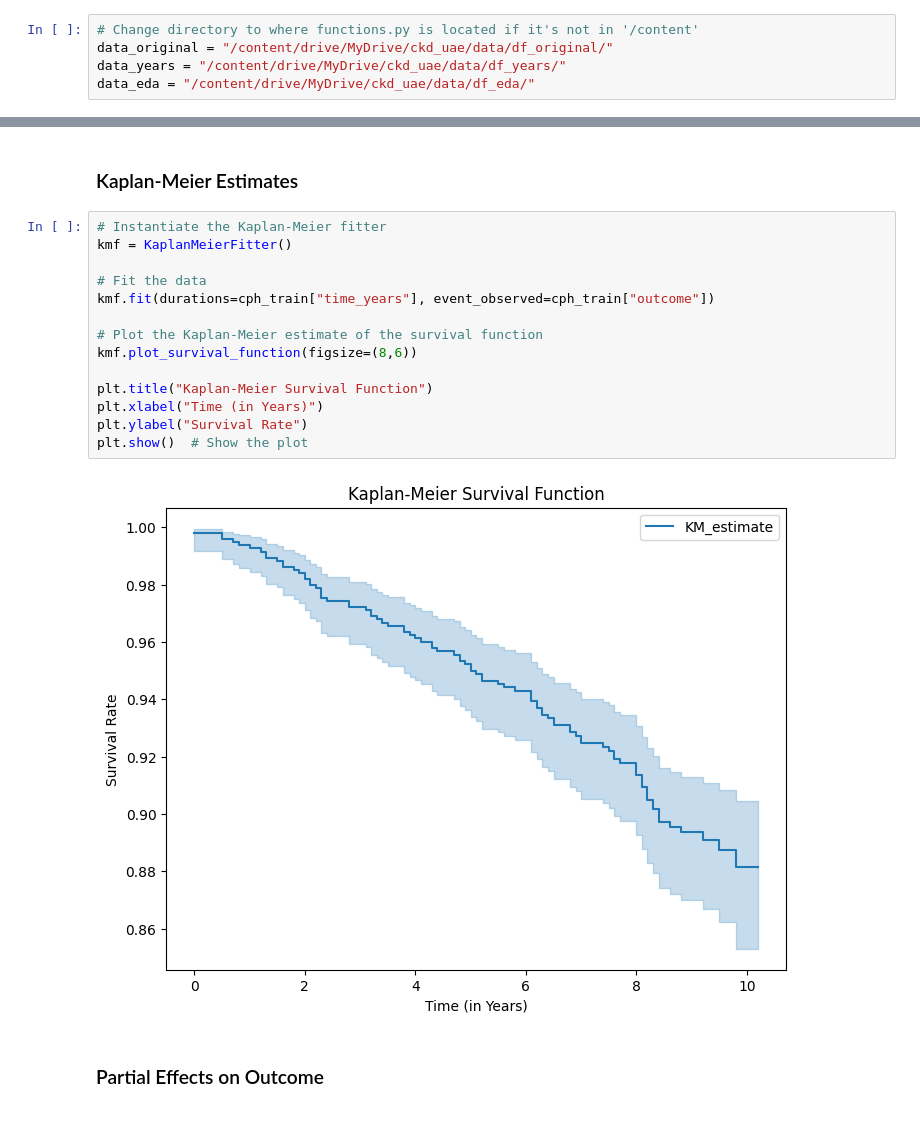
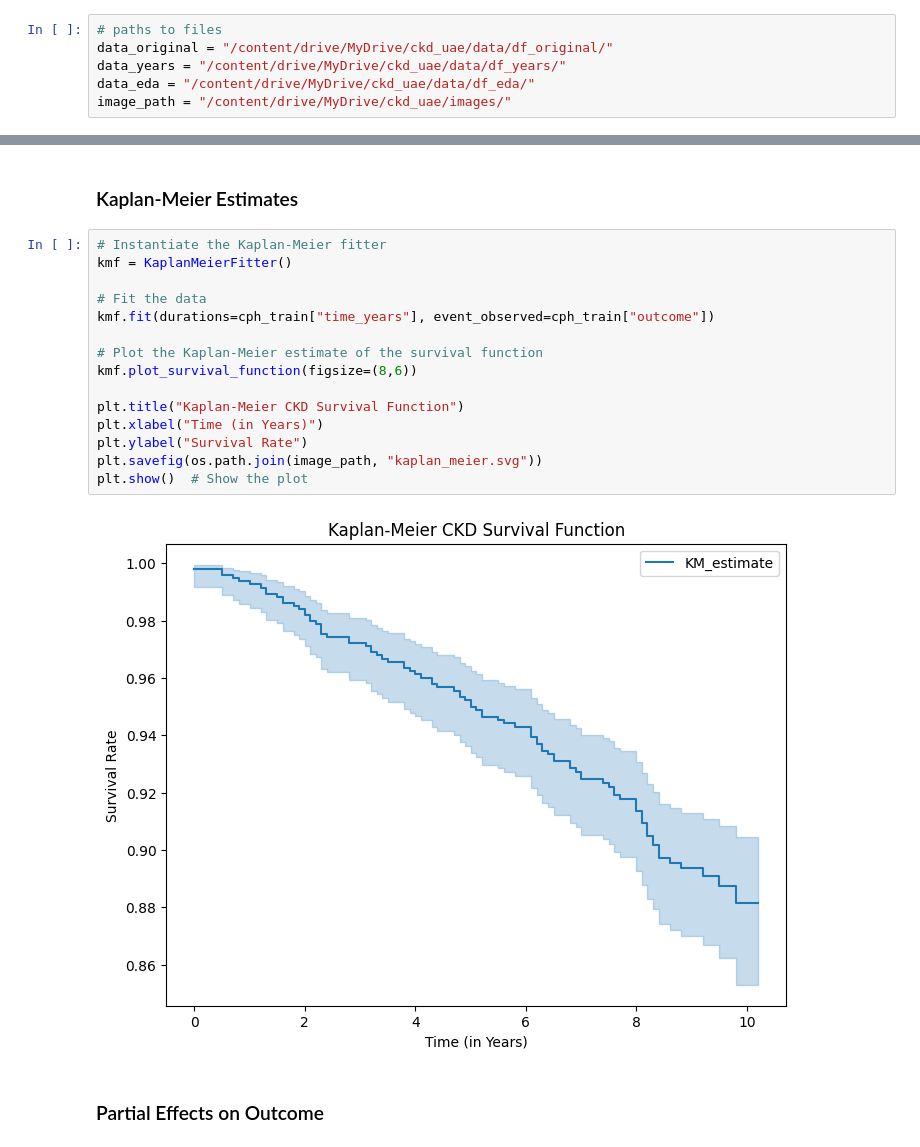
Before and after one commit to lshpaner/ckd_uae, a Jupyter notebook: CKD_UAE_Modeling.ipynb, the cells around one changed output, grey strips where cells are left out. Cells and saved outputs as stored; diff of their text form.

```diff
--- a/CKD_UAE_Modeling.ipynb
+++ b/CKD_UAE_Modeling.ipynb
@@ -55,10 +55,11 @@ warnings.filterwarnings("ignore")
 
 from functions import *  # import custom functions
 # %%
-# Change directory to where functions.py is located if it's not in '/content'
+# paths to files
 data_original = "/content/drive/MyDrive/ckd_uae/data/df_original/"
 data_years = "/content/drive/MyDrive/ckd_uae/data/df_years/"
 data_eda = "/content/drive/MyDrive/ckd_uae/data/df_eda/"
+image_path = "/content/drive/MyDrive/ckd_uae/images/"
 # %%
 # save out the split datasets to separate parquet files
 X_train = pd.read_parquet(os.path.join(data_original, "X_train.parquet"))
@@ -152,19 +154,20 @@ plt.show()
 # %%
 # Instantiate the Kaplan-Meier fitter
 kmf = KaplanMeierFitter()
 
 # Fit the data
 kmf.fit(durations=cph_train["time_years"], event_observed=cph_train["outcome"])
 
 # Plot the Kaplan-Meier estimate of the survival function
 kmf.plot_survival_function(figsize=(8,6))
 
-plt.title("Kaplan-Meier Survival Function")
+plt.title("Kaplan-Meier CKD Survival Function")
 plt.xlabel("Time (in Years)")
 plt.ylabel("Survival Rate")
+plt.savefig(os.path.join(image_path, "kaplan_meier.svg"))
 plt.show()  # Show the plot
 # %% [output]
-[figure, old version]
+[figure, new version]
 # %% [markdown]
 ### Partial Effects on Outcome
 # %%
```
Also changed, not shown: parts of 7 cells of this notebook.
